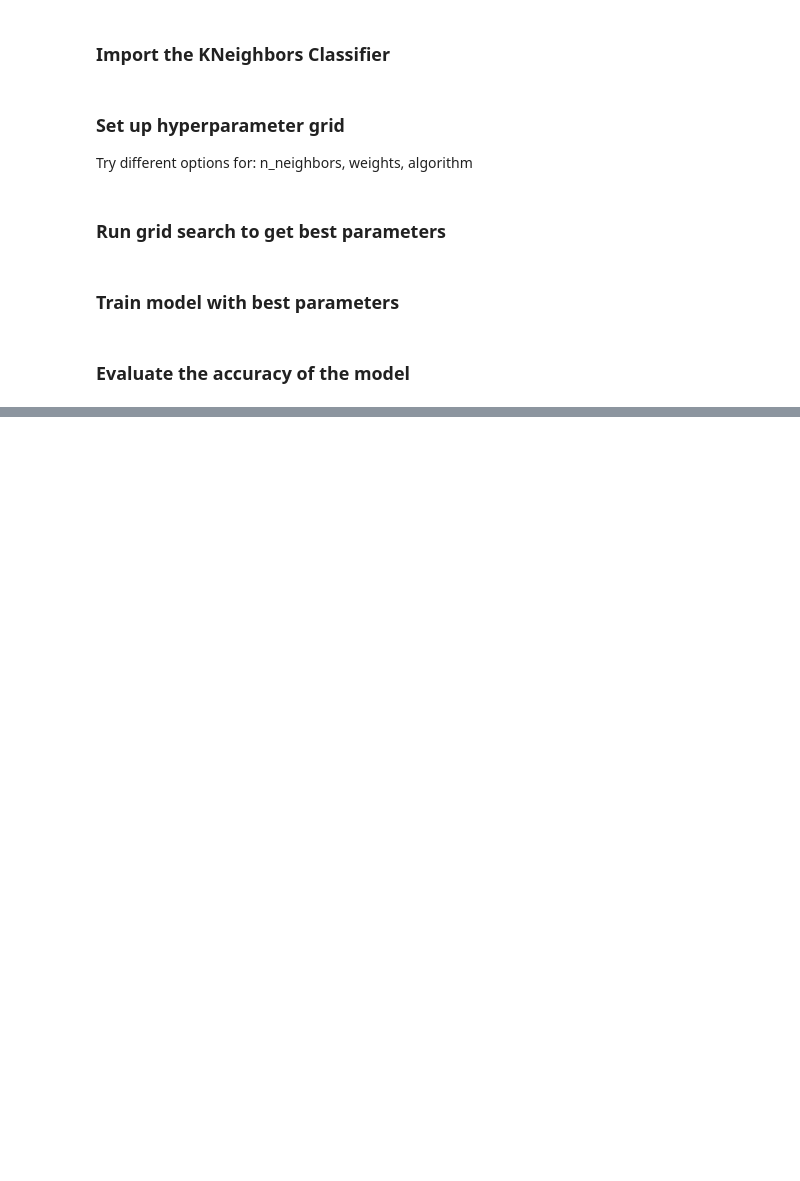
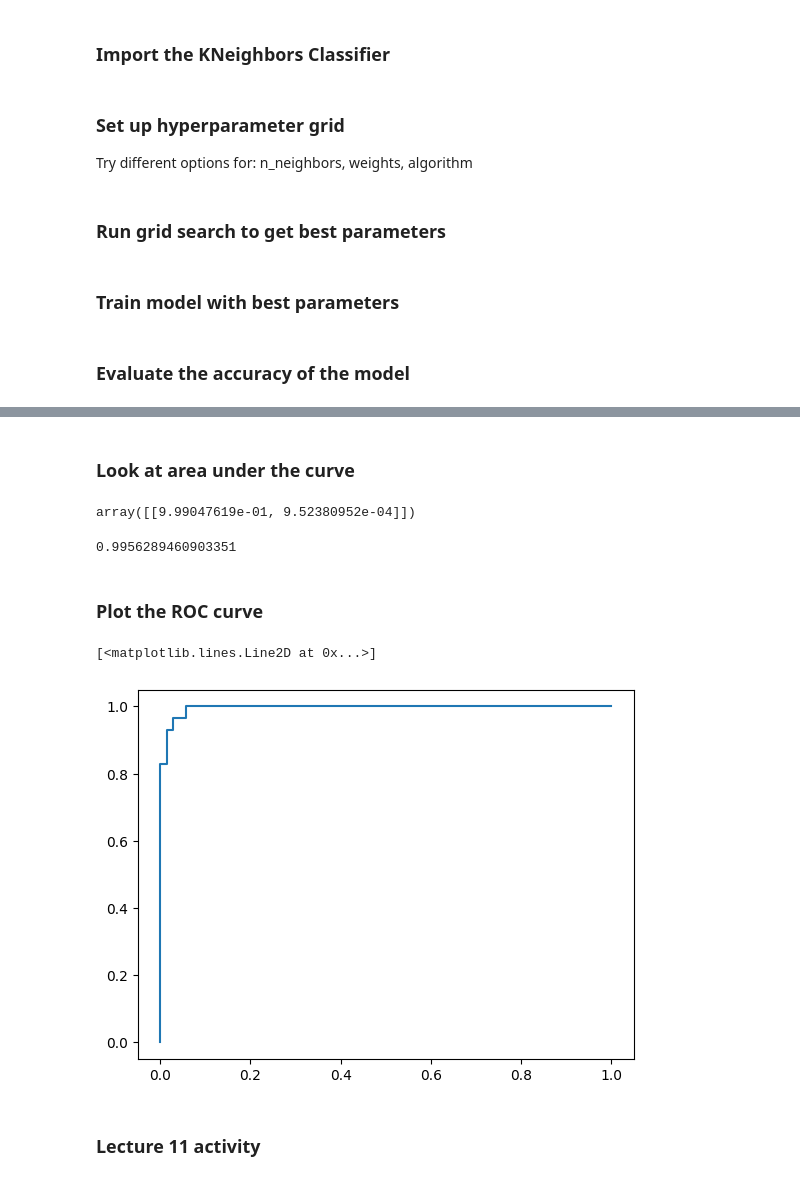
Before and after one commit to Breadley808/UH-MBBE-447-lecture-9-10-Breadley808, a Jupyter notebook: L9_10_notes.ipynb, the cells around one changed output, grey strips where cells are left out. Cells and saved outputs as stored; diff of their text form; code cells hidden in the pictures; blank space fills up the shorter version.

```diff
--- a/L9_10_notes.ipynb
+++ b/L9_10_notes.ipynb
@@ -328,0 +363,29 @@ kneighbor_hyperparam_grid = {
+# %% [markdown]
+### Look at area under the curve
+# %%
+y_pred_probability
+# %% [output]
+array([[9.99047619e-01, 9.52380952e-04]])
+# %%
+from sklearn.metrics import roc_auc_score
+
+y_pred_probability = final_model.predict_proba(X_test)[:, 1] #[:1] says only show probability of yes
+
+roc_auc = roc_auc_score(y_test, y_pred_probability)
+
+roc_auc
+# %% [output]
+0.9956289460903351
+# %% [markdown]
+### Plot the ROC curve
+# %%
+from sklearn.metrics import roc_curve
+
+fpr, tpr, thresholds = roc_curve(y_test, y_pred_probability, pos_label='Yes')
+
+plt.plot(fpr, tpr, marker=',') #Then google to make the graph look nice
+# %% [output]
+[<matplotlib.lines.Line2D at 0x...>]
+[figure, added]
+# %% [markdown]
+### Lecture 11 activity
```
Also changed, not shown: parts of 25 cells of this notebook.
